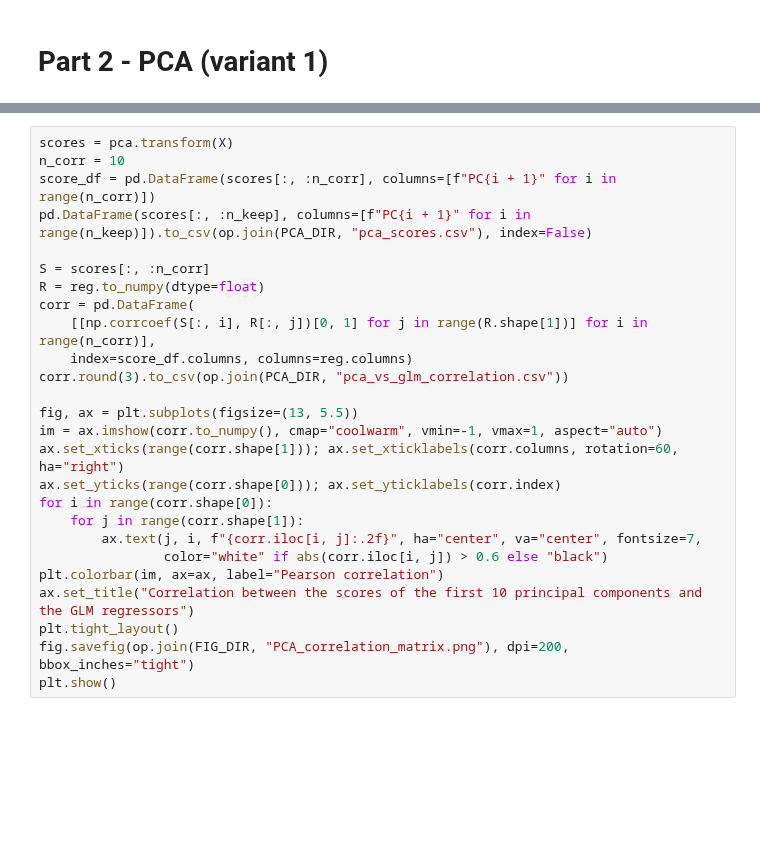
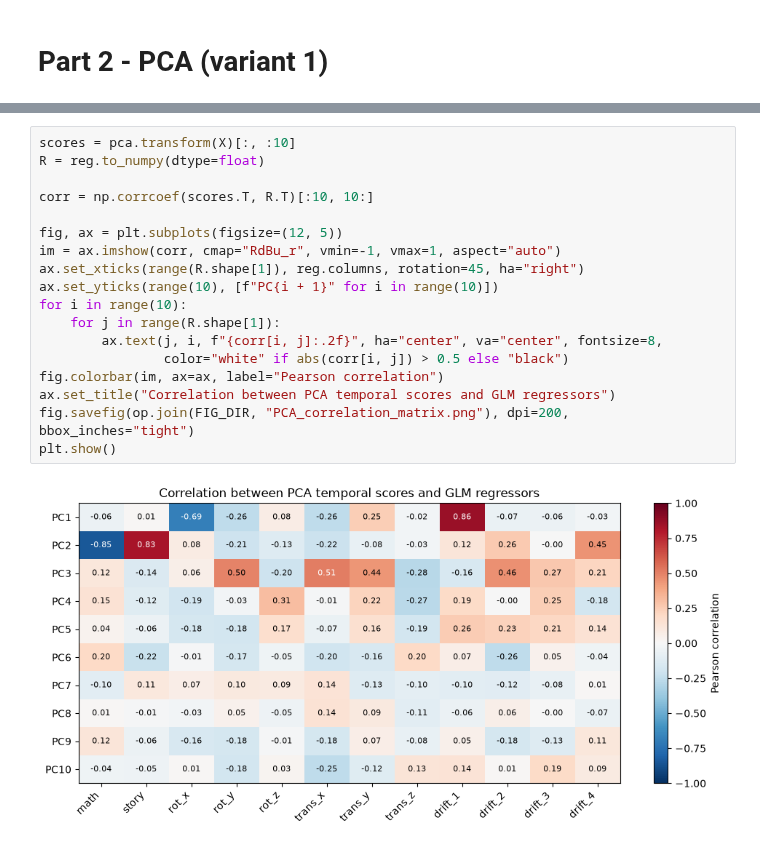
Before and after one commit to celiacst/Project1_NSSP, a Jupyter notebook: 03_pca.ipynb, the cells around one changed output, grey strips where cells are left out. Saved outputs shown, nothing was run; the diff lists cells and outputs as text; blank space fills up the shorter version.

```diff
--- a/03_pca.ipynb
+++ b/03_pca.ipynb
@@ -145,26 +162,20 @@ print("regressors:", reg.columns.tolist())
-# %%
-scores = pca.transform(X)
-n_corr = 10
-score_df = pd.DataFrame(scores[:, :n_corr], columns=[f"PC{i + 1}" for i in range(n_corr)])
-pd.DataFrame(scores[:, :n_keep], columns=[f"PC{i + 1}" for i in range(n_keep)]).to_csv(op.join(PCA_DIR, "pca_scores.csv"), index=False)
-
-S = scores[:, :n_corr]
-R = reg.to_numpy(dtype=float)
-corr = pd.DataFrame(
-    [[np.corrcoef(S[:, i], R[:, j])[0, 1] for j in range(R.shape[1])] for i in range(n_corr)],
-    index=score_df.columns, columns=reg.columns)
-corr.round(3).to_csv(op.join(PCA_DIR, "pca_vs_glm_correlation.csv"))
-
-fig, ax = plt.subplots(figsize=(13, 5.5))
-im = ax.imshow(corr.to_numpy(), cmap="coolwarm", vmin=-1, vmax=1, aspect="auto")
-ax.set_xticks(range(corr.shape[1])); ax.set_xticklabels(corr.columns, rotation=60, ha="right")
-ax.set_yticks(range(corr.shape[0])); ax.set_yticklabels(corr.index)
-for i in range(corr.shape[0]):
-    for j in range(corr.shape[1]):
-        ax.text(j, i, f"{corr.iloc[i, j]:.2f}", ha="center", va="center", fontsize=7,
-                color="white" if abs(corr.iloc[i, j]) > 0.6 else "black")
-plt.colorbar(im, ax=ax, label="Pearson correlation")
-ax.set_title("Correlation between the scores of the first 10 principal components and the GLM regressors")
-plt.tight_layout()
-fig.savefig(op.join(FIG_DIR, "PCA_correlation_matrix.png"), dpi=200, bbox_inches="tight")
-plt.show()
+# %%
+scores = pca.transform(X)[:, :10]
+R = reg.to_numpy(dtype=float)
+
+corr = np.corrcoef(scores.T, R.T)[:10, 10:]
+
+fig, ax = plt.subplots(figsize=(12, 5))
+im = ax.imshow(corr, cmap="RdBu_r", vmin=-1, vmax=1, aspect="auto")
+ax.set_xticks(range(R.shape[1]), reg.columns, rotation=45, ha="right")
+ax.set_yticks(range(10), [f"PC{i + 1}" for i in range(10)])
+for i in range(10):
+    for j in range(R.shape[1]):
+        ax.text(j, i, f"{corr[i, j]:.2f}", ha="center", va="center", fontsize=8,
+                color="white" if abs(corr[i, j]) > 0.5 else "black")
+fig.colorbar(im, ax=ax, label="Pearson correlation")
+ax.set_title("Correlation between PCA temporal scores and GLM regressors")
+fig.savefig(op.join(FIG_DIR, "PCA_correlation_matrix.png"), dpi=200, bbox_inches="tight")
+plt.show()
+# %% [output]
+[figure, added]
```
Also changed, not shown: parts of 22 cells of this notebook.
